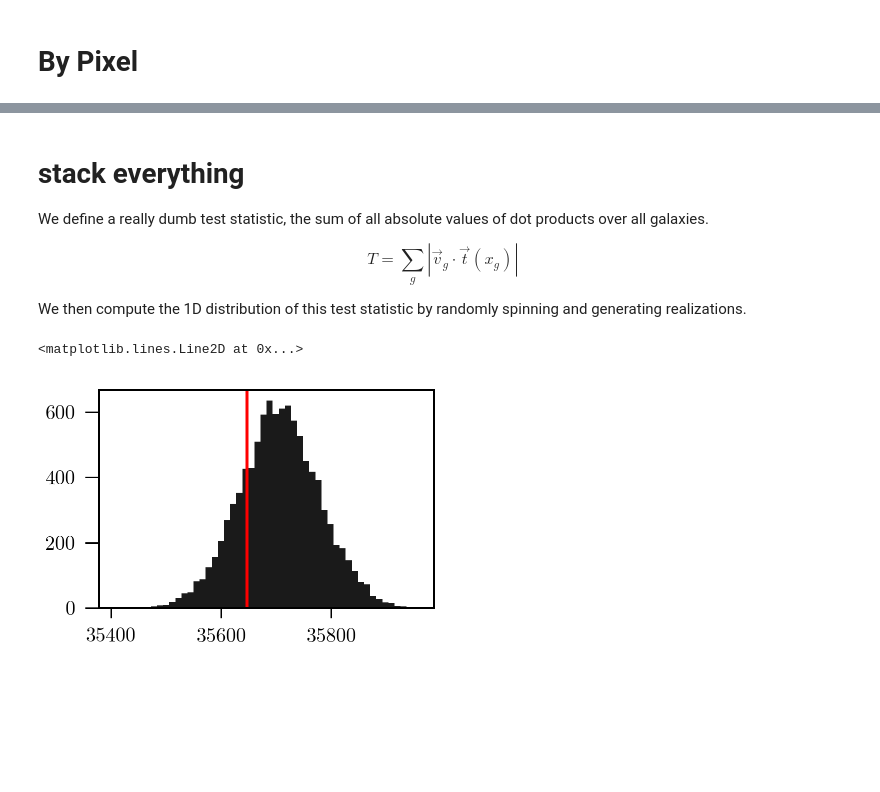
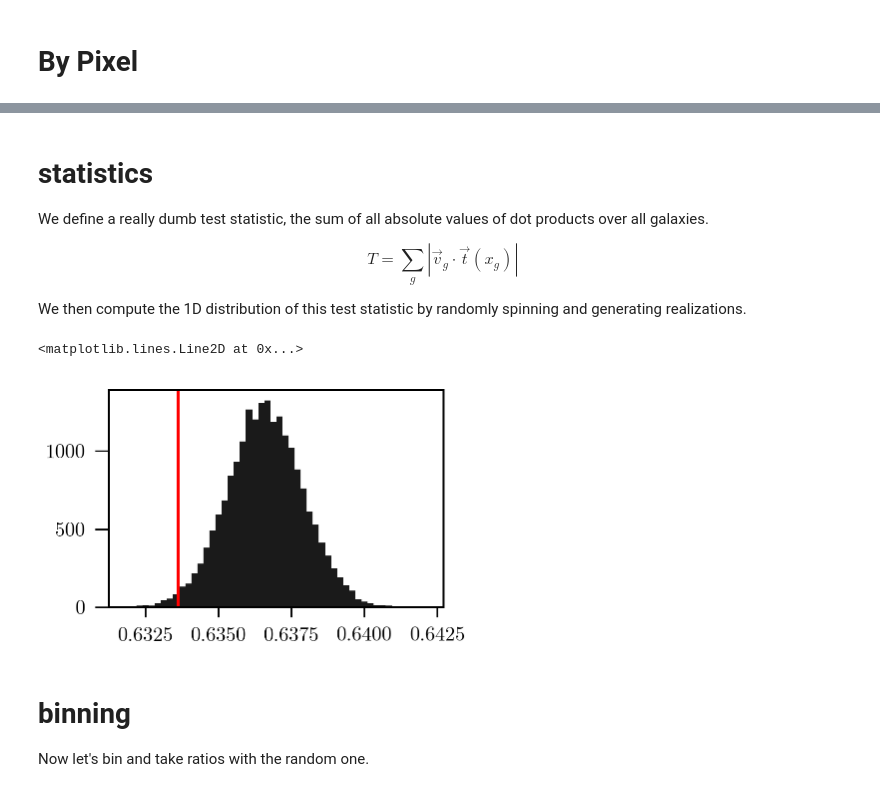
Before and after one commit to damonge/TidAl, a Jupyter notebook: notebooks/01.1. Unit Vectors.ipynb, the cells around one changed output, grey strips where cells are left out. Saved outputs shown, nothing was run; the diff lists cells and outputs as text; code cells hidden in the pictures; blank space fills up the shorter version.

```diff
--- a/notebooks/01.1. Unit Vectors.ipynb
+++ b/notebooks/01.1. Unit Vectors.ipynb
@@ -155,7 +233,0 @@ plt.plot( countsg / countsr )
-# %%
-abs_dot = np.abs(galaxy_tidal_x * phi_x + galaxy_tidal_y * phi_y) * np.abs(galaxy_tidal_lam)
-rand_dot = np.abs(galaxy_tidal_x * rand_phi_x + galaxy_tidal_y * rand_phi_y) * np.abs(galaxy_tidal_lam)
-# plt.hist( abs_dot );
-countsg, bins, _ = plt.hist( abs_dot, histtype="step", label="data", normed=True, range=(0,1), bins=30 );
-countsr, bins, _ = plt.hist( rand_dot, histtype="step", label="random", normed=True, range=(0,1), bins=30 );
-plt.legend()
@@ -165,5 +242,5 @@ plt.legend()
 # %% [markdown]
-# stack everything
+# statistics
 
 We define a really dumb test statistic, the sum of all absolute values of dot products over all galaxies.
 
@@ -177,16 +254,19 @@ def generate_realization():
     rand_phi_x = -np.cos((90-rand_theta) * np.pi / 180)
     rand_phi_y = np.sin((90-rand_theta) * np.pi / 180)
     rand_dot = np.abs(galaxy_tidal_x * rand_phi_x + galaxy_tidal_y * rand_phi_y)
-    return np.sum(rand_dot)
+    return rand_dot
 # %%
 abs_dot = np.abs(galaxy_tidal_x * phi_x + galaxy_tidal_y * phi_y)
-abs_sum = np.sum(abs_dot)
+abs_sum = np.mean(abs_dot)
 # %%
-nrealizations = 10000
+nrealizations = 20000
 realizations = np.array( [generate_realization() for i in range(nrealizations)] )
 # %%
-plt.hist(realizations, bins=50);
+plt.hist( np.mean(realizations, axis=1), bins=50);
 plt.axvline(abs_sum, color="red")
 # %% [output]
 <matplotlib.lines.Line2D at 0x...>
-[figure, old version]
+[figure, new version]
+# %% [markdown]
+# binning
+Now let's bin and take ratios with the random one.
```
Also changed, not shown: parts of 20 cells of this notebook, 1 other file.
